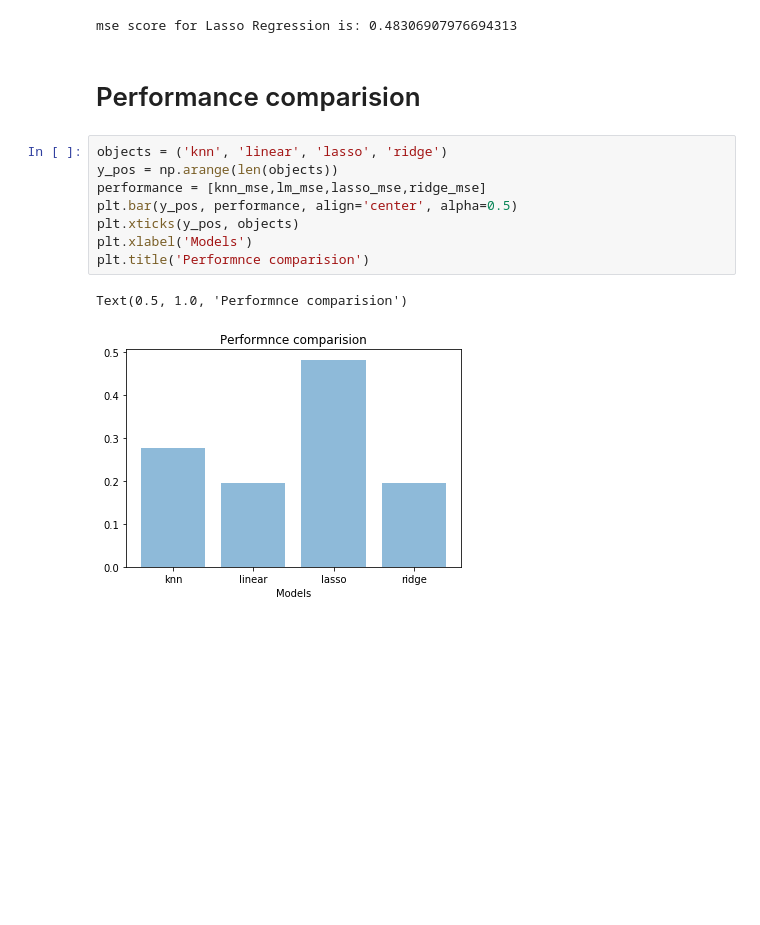
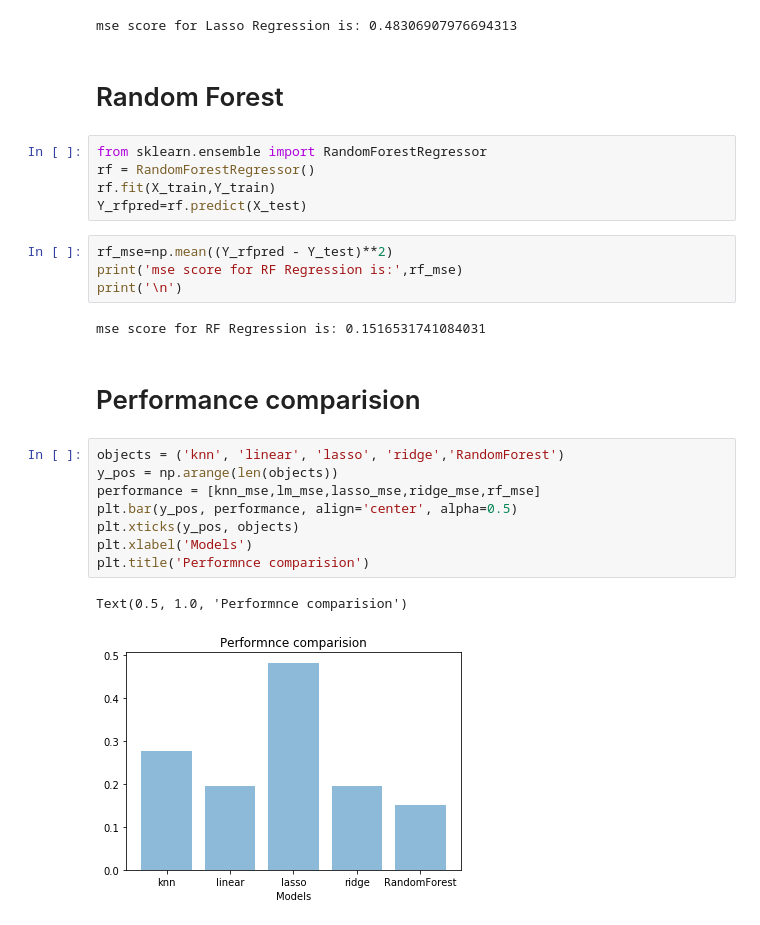
Before and after one commit to Niharika1552/NYC-Airbnb-Price-Prediction-, a Jupyter notebook: Airbnb.ipynb, the cells around one changed output. Saved outputs shown, nothing was run; the diff lists cells and outputs as text; blank space fills up the shorter version.

```diff
--- a/Airbnb.ipynb
+++ b/Airbnb.ipynb
@@ -596,16 +596,29 @@ print('mse score for Lasso Regression is:',lasso_mse)
 print('\n')
 # %% [output]
 mse score for Lasso Regression is: 0.48306907976694313
+# %% [markdown]
+# Random Forest
+# %%
+from sklearn.ensemble import RandomForestRegressor
+rf = RandomForestRegressor()
+rf.fit(X_train,Y_train)
+Y_rfpred=rf.predict(X_test)
+# %%
+rf_mse=np.mean((Y_rfpred - Y_test)**2)
+print('mse score for RF Regression is:',rf_mse)
+print('\n')
+# %% [output]
+mse score for RF Regression is: 0.1516531741084031
 # %% [markdown]
 # Performance comparision
 # %%
-objects = ('knn', 'linear', 'lasso', 'ridge')
+objects = ('knn', 'linear', 'lasso', 'ridge','RandomForest')
 y_pos = np.arange(len(objects))
-performance = [knn_mse,lm_mse,lasso_mse,ridge_mse]
+performance = [knn_mse,lm_mse,lasso_mse,ridge_mse,rf_mse]
 plt.bar(y_pos, performance, align='center', alpha=0.5)
 plt.xticks(y_pos, objects)
 plt.xlabel('Models')
 plt.title('Performnce comparision')
 # %% [output]
 Text(0.5, 1.0, 'Performnce comparision')
-[figure, old version]
+[figure, new version]
```
